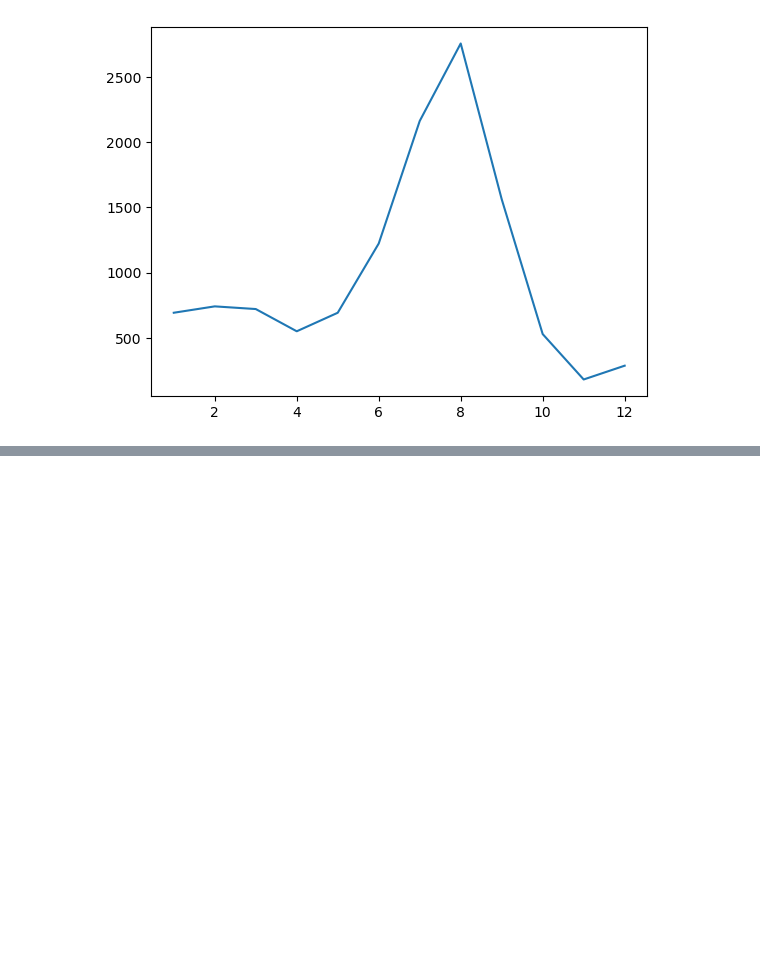
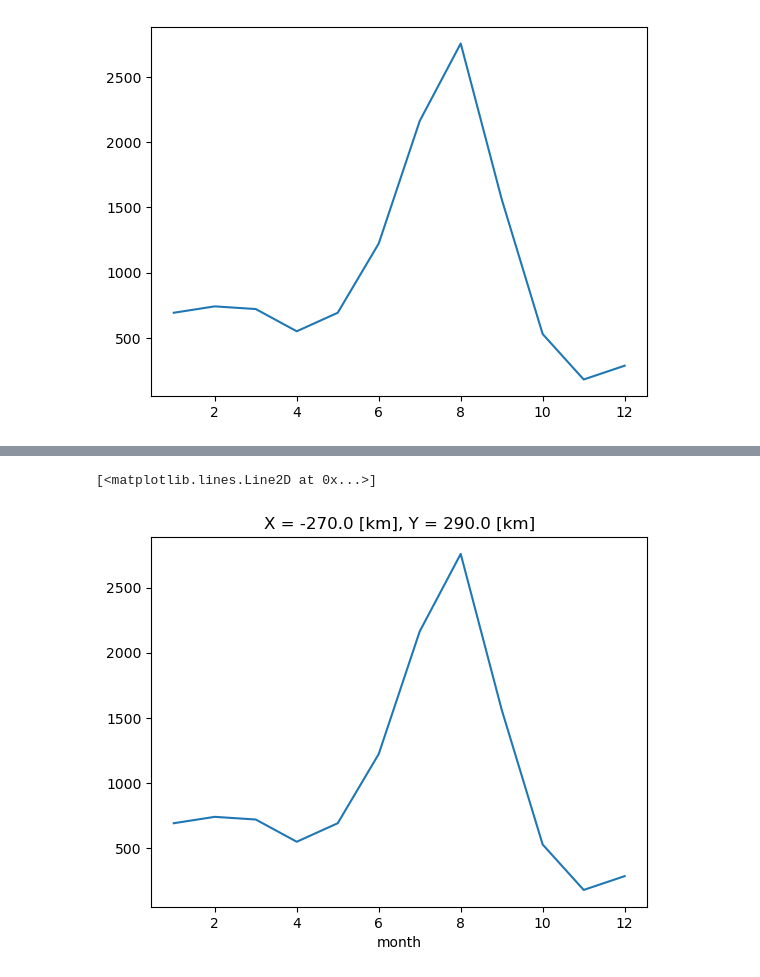
Before and after one commit to Andeol-ramb/MAR_HMA_GLACIOCLIM_Comparisons, a Jupyter notebook: Pyramide_Pr_evaluation.ipynb, the cells around one changed output, grey strips where cells are left out. Saved outputs shown, nothing was run; the diff lists cells and outputs as text; code cells hidden in the pictures; blank space fills up the shorter version.

```diff
--- a/Pyramide_Pr_evaluation.ipynb
+++ b/Pyramide_Pr_evaluation.ipynb
@@ -258,3 +259,5 @@ plt.plot(Pr_Snow_monthly_cycle.month, Pr_Snow_monthly_cycle.values)
 # %% [output]
 [<matplotlib.lines.Line2D at 0x...>]
 [figure]
+# %%
+dsMP=dsM_RF+dsM_SF
@@ -260,0 +269,27 @@ plt.plot(Pr_Snow_monthly_cycle.month, Pr_Snow_monthly_cycle.values)
+# %%
+Pr_MAR=dsMP[0:, i, j]
+#T MAR classic climate variables
+PrMAR_monthly_cycle=Pr_MAR.groupby('time.month').sum()
+
+#dsM_sta_new
+
+
+PrMAR_premon = seasonsdata(Pr_MAR, 'MAM').resample(time='YE').sum()
+
+PrMAR_mon = seasonsdata(Pr_MAR, 'JJAS').resample(time='YE').sum()
+
+PrMAR_postmon =  seasonsdata(Pr_MAR, 'ON').resample(time='YE').sum()
+
+PrMAR_hiver  = seasonsdata(Pr_MAR, 'DJF').resample(time='YE').sum()
+
+
+#Time series annual data MAR
+Timeseries_PrMAR_premon = seasonsdata(Pr_MAR, 'MAM').resample(time='YE').sum() # T moyen de chaque saison
+Timeseries_PrMAR_mon = seasonsdata(Pr_MAR, 'JJAS').resample(time='YE').sum()
+Timeseries_PrMAR_postmon =  seasonsdata(Pr_MAR, 'ON').resample(time='YE').sum()
+Timeseries_PrMAR_hiver  = seasonsdata(Pr_MAR, 'DJF').resample(time='YE').sum()
+# %%
+PrMAR_monthly_cycle.plot()
+# %% [output]
+[<matplotlib.lines.Line2D at 0x...>]
+[figure, added]
```
Also changed, not shown: parts of 3 cells of this notebook.
